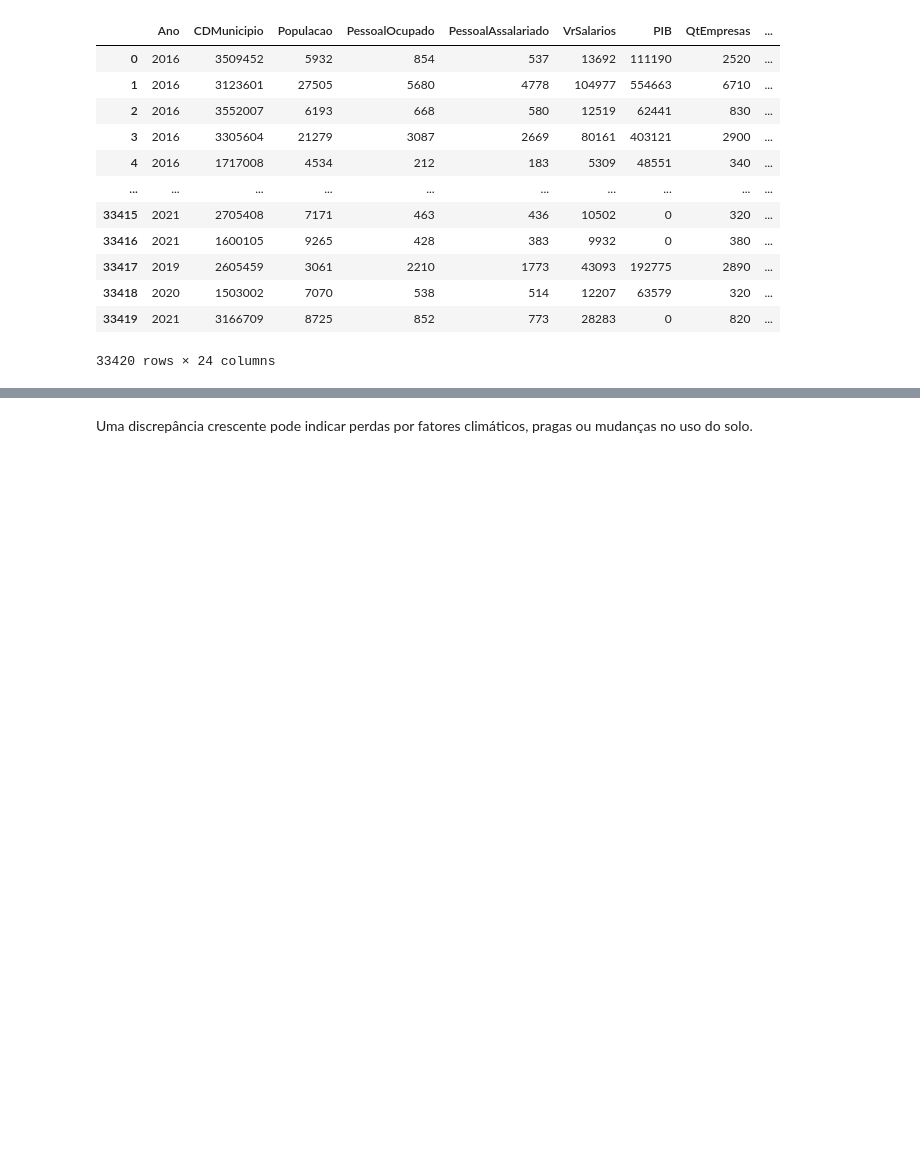
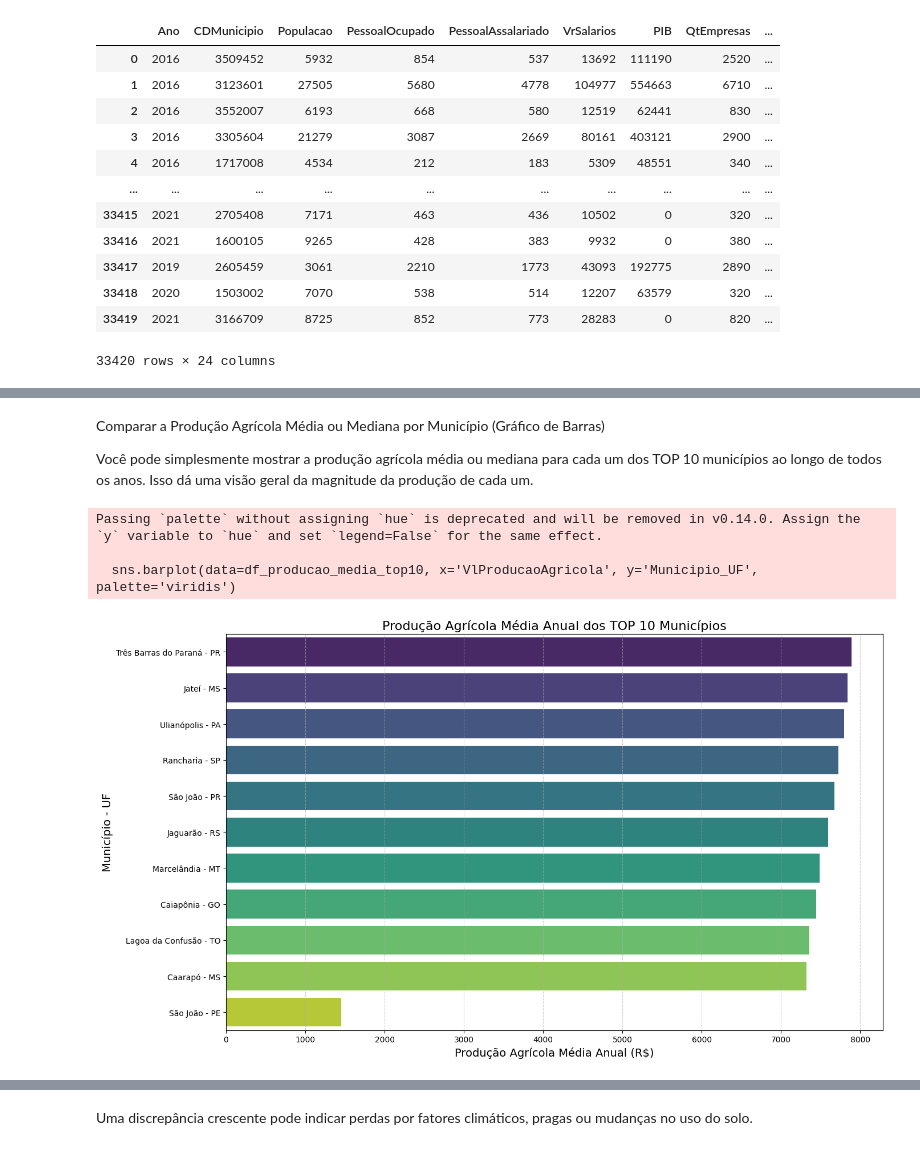
Before and after one commit to anaC-Fernandes/ProjetoDados, a Jupyter notebook: Notebooks/Dataset_Agro.ipynb, the cells around one changed output, grey strips where cells are left out. Saved outputs shown, nothing was run; the diff lists cells and outputs as text; code cells hidden in the pictures; blank space fills up the shorter version.

```diff
--- a/Notebooks/Dataset_Agro.ipynb
+++ b/Notebooks/Dataset_Agro.ipynb
@@ -131,0 +137,41 @@ plt.show()
+# %% [markdown]
+Comparar a Produção Agrícola Média ou Mediana por Município (Gráfico de Barras)
+
+Você pode simplesmente mostrar a produção agrícola média ou mediana para cada um dos TOP 10 municípios ao longo de todos os anos. Isso dá uma visão geral da magnitude da produção de cada um.
+# %%
+import pandas as pd
+import matplotlib.pyplot as plt
+import seaborn as sns
+
+# Supondo que 'df' é o seu DataFrame carregado
+# e que as colunas 'Municipio', 'VlProducaoAgricola' e 'UF' estão presentes
+# e 'VlProducaoAgricola' está em formato numérico
+
+# (Código para selecionar os TOP 10 municípios - igual ao anterior)
+df_total_mun_uf = df.groupby(["Municipio", "UF"])["VlProducaoAgricola"].sum().reset_index()
+df_total_mun_uf['Municipio_UF'] = df_total_mun_uf['Municipio'] + ' - ' + df_total_mun_uf['UF']
+
+# Agora, calculamos a produção média por município para os TOP 10
+# Filtramos o dataframe original para ter apenas os TOP 10
+top_10_municipios = df_total_mun_uf.nlargest(10, 'VlProducaoAgricola')['Municipio'].tolist()
+df_top10_filtered = df[df["Municipio"].isin(top_10_municipios)].copy()
+df_top10_filtered['Municipio_UF'] = df_top10_filtered['Municipio'] + ' - ' + df_top10_filtered['UF']
+
+# Agrupamos por Municipio_UF e calculamos a média
+df_producao_media_top10 = df_top10_filtered.groupby('Municipio_UF')['VlProducaoAgricola'].mean().sort_values(ascending=False).reset_index()
+
+
+plt.figure(figsize=(14, 8))
+sns.barplot(data=df_producao_media_top10, x='VlProducaoAgricola', y='Municipio_UF', palette='viridis')
+
+plt.title('Produção Agrícola Média Anual dos TOP 10 Municípios', fontsize=16)
+plt.xlabel('Produção Agrícola Média Anual (R$)', fontsize=14)
+plt.ylabel('Município - UF', fontsize=14)
+plt.grid(axis='x', linestyle='--', alpha=0.6)
+plt.tight_layout()
+plt.show()
+# %% [output]
+Passing `palette` without assigning `hue` is deprecated and will be removed in v0.14.0. Assign the `y` variable to `hue` and set `legend=False` for the same effect.
+
+  sns.barplot(data=df_producao_media_top10, x='VlProducaoAgricola', y='Municipio_UF', palette='viridis')
+[figure, added]
```
Also changed, not shown: parts of 23 cells of this notebook, 1 other file.
